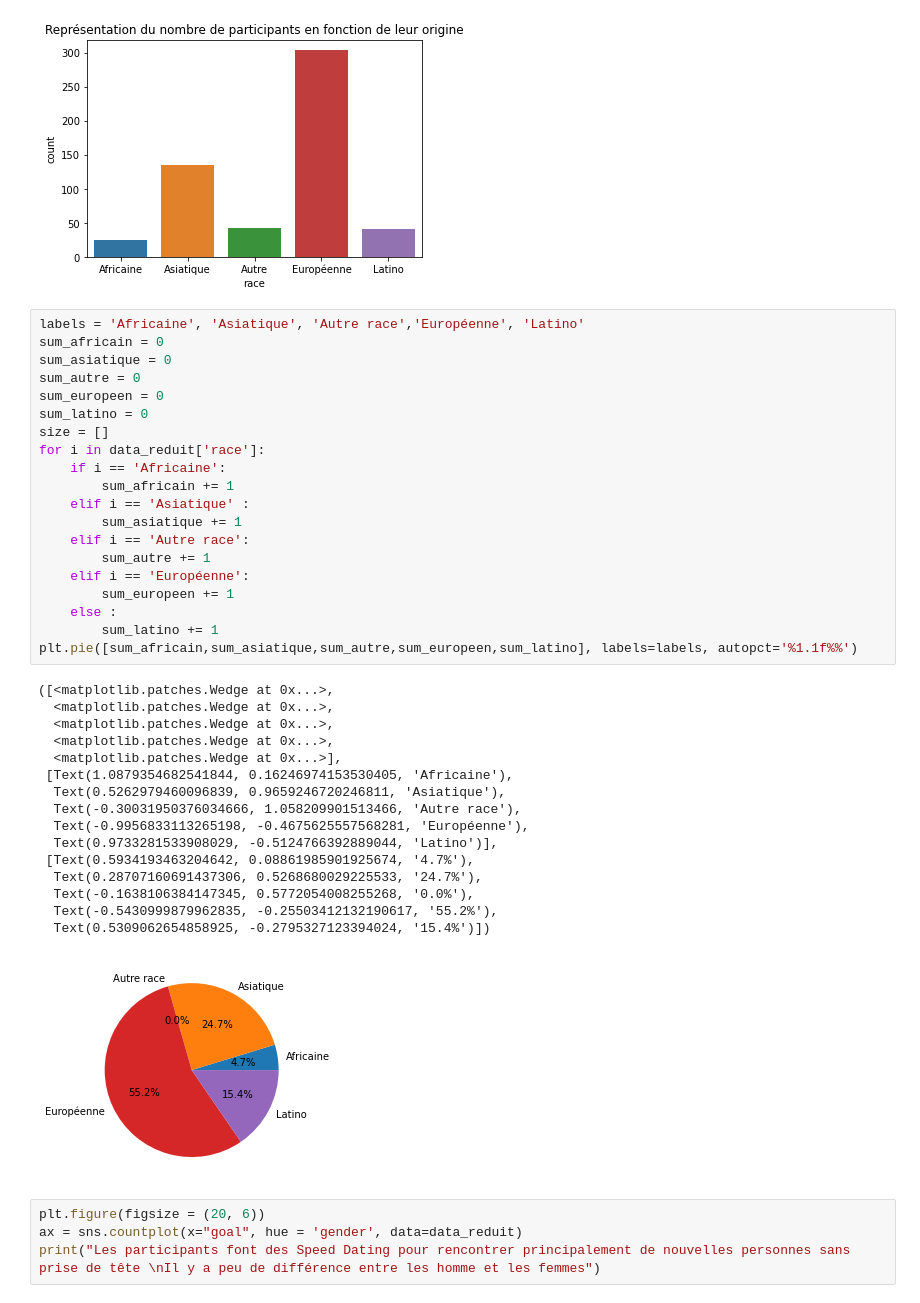
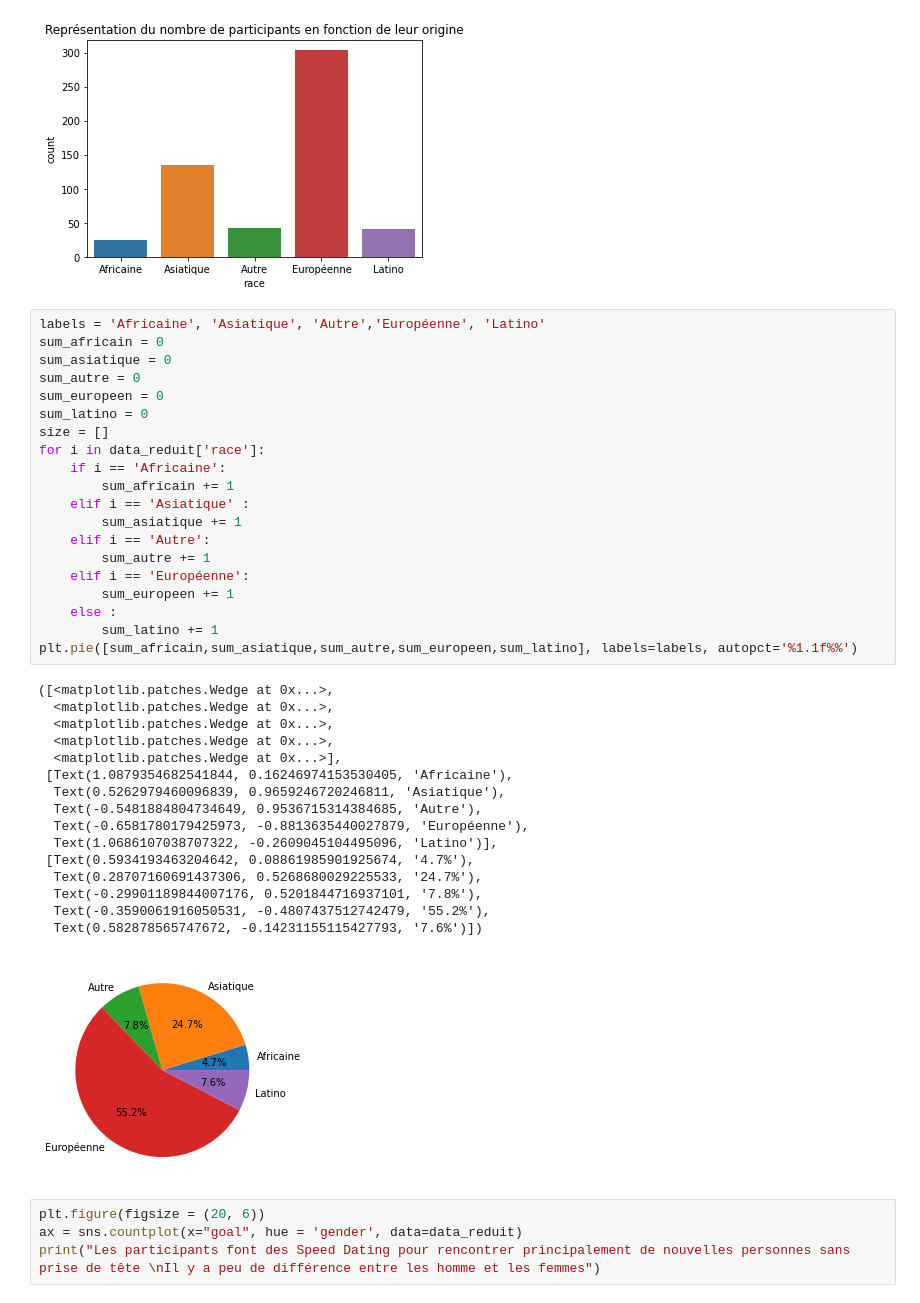
Before and after one commit to martin-blais/Speed_Dating-JedhaProject, a Jupyter notebook: Speed_dating.ipynb, the cells around one changed output. Saved outputs shown, nothing was run; the diff lists cells and outputs as text.

```diff
--- a/Speed_dating.ipynb
+++ b/Speed_dating.ipynb
@@ -152,42 +157,42 @@ print("Les origines les plus représentées dans ce Dataset sont : Européen et
 Les origines les plus représentées dans ce Dataset sont : Européen et Asiatique
 [figure]
 # %%
-labels = 'Africaine', 'Asiatique', 'Autre race','Européenne', 'Latino'
+labels = 'Africaine', 'Asiatique', 'Autre','Européenne', 'Latino'
 sum_africain = 0
 sum_asiatique = 0
 sum_autre = 0
 sum_europeen = 0
 sum_latino = 0
 size = []
 for i in data_reduit['race']:
     if i == 'Africaine':
         sum_africain += 1
     elif i == 'Asiatique' :
         sum_asiatique += 1
-    elif i == 'Autre race':
+    elif i == 'Autre':
         sum_autre += 1
     elif i == 'Européenne':
         sum_europeen += 1
     else :
         sum_latino += 1
 plt.pie([sum_africain,sum_asiatique,sum_autre,sum_europeen,sum_latino], labels=labels, autopct='%1.1f%%')
 # %% [output]
 ([<matplotlib.patches.Wedge at 0x...>,
   <matplotlib.patches.Wedge at 0x...>,
   <matplotlib.patches.Wedge at 0x...>,
   <matplotlib.patches.Wedge at 0x...>,
   <matplotlib.patches.Wedge at 0x...>],
  [Text(1.0879354682541844, 0.16246974153530405, 'Africaine'),
   Text(0.5262979460096839, 0.9659246720246811, 'Asiatique'),
-  Text(-0.30031950376034666, 1.058209901513466, 'Autre race'),
-  Text(-0.9956833113265198, -0.4675625557568281, 'Européenne'),
-  Text(0.9733281533908029, -0.5124766392889044, 'Latino')],
+  Text(-0.5481884804734649, 0.9536715314384685, 'Autre'),
+  Text(-0.6581780179425973, -0.8813635440027879, 'Européenne'),
+  Text(1.0686107038707322, -0.2609045104495096, 'Latino')],
  [Text(0.5934193463204642, 0.08861985901925674, '4.7%'),
   Text(0.28707160691437306, 0.5268680029225533, '24.7%'),
-  Text(-0.1638106384147345, 0.5772054008255268, '0.0%'),
-  Text(-0.5430999879962835, -0.25503412132190617, '55.2%'),
-  Text(0.5309062654858925, -0.2795327123394024, '15.4%')])
+  Text(-0.29901189844007176, 0.5201844716937101, '7.8%'),
+  Text(-0.3590061916050531, -0.4807437512742479, '55.2%'),
+  Text(0.582878565747672, -0.14231155115427793, '7.6%')])
-[figure, old version]
+[figure, new version]
 # %%
 plt.figure(figsize = (20, 6))
 ax = sns.countplot(x="goal", hue = 'gender', data=data_reduit)
```
Also changed, not shown: parts of 10 cells of this notebook.
